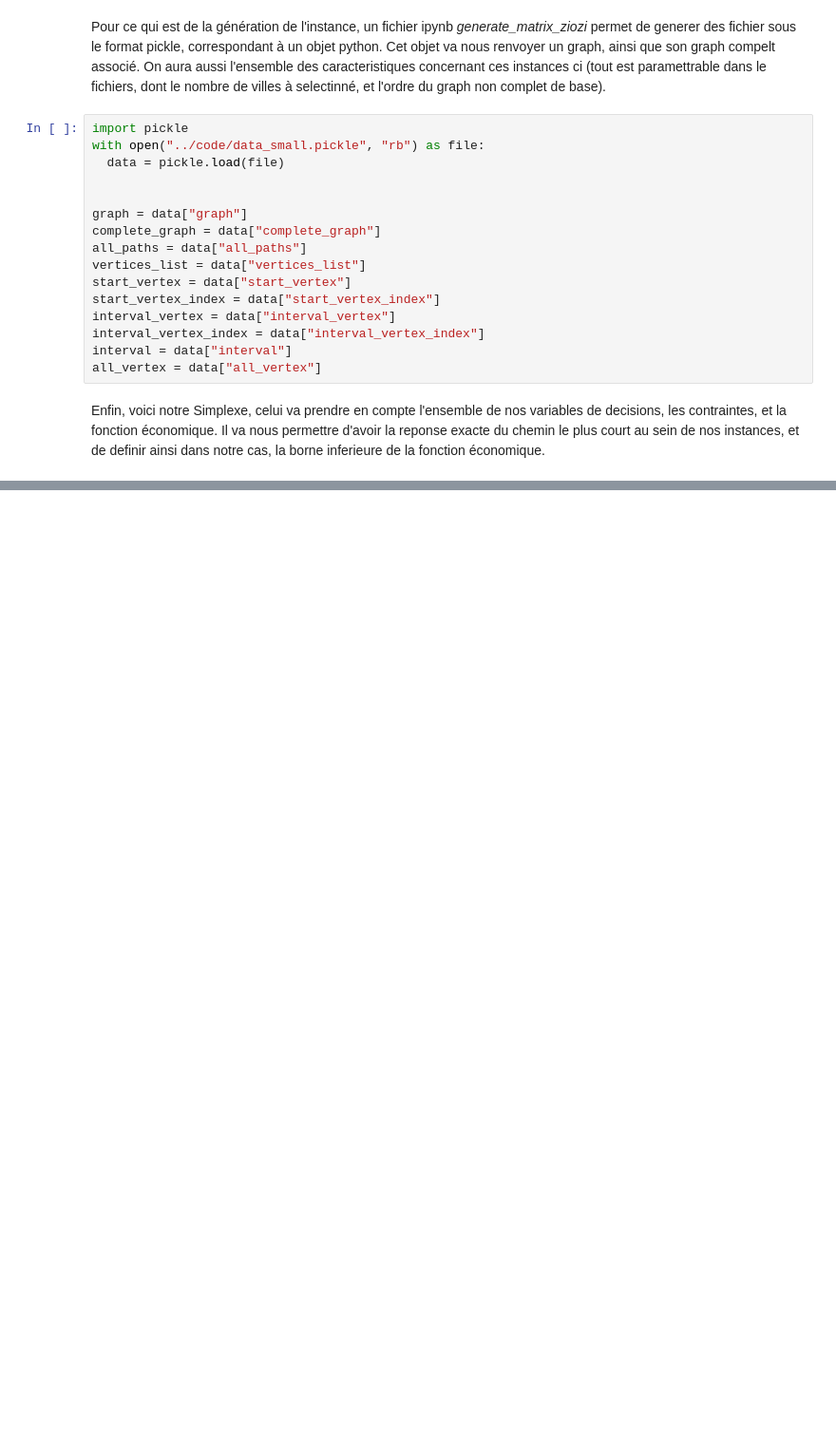
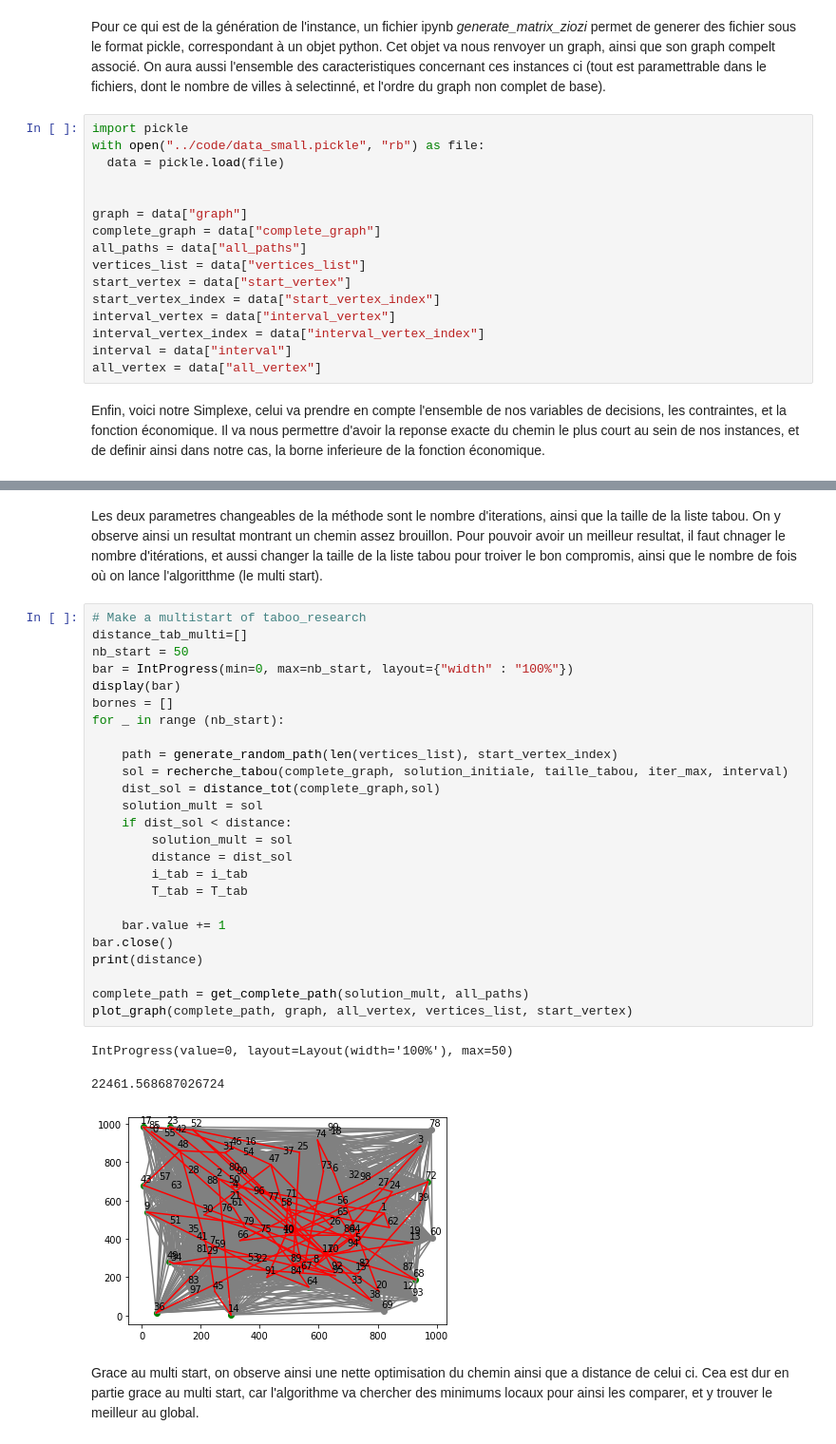
Before and after one commit to Adrien-Nicolas/Algo_avance, a Jupyter notebook: Livrables/L1_Modelisation.ipynb, the cells around one changed output, grey strips where cells are left out. Shown at 95% size. Saved outputs shown, nothing was run; the diff lists cells and outputs as text; blank space fills up the shorter version.

```diff
--- a/Livrables/L1_Modelisation.ipynb
+++ b/Livrables/L1_Modelisation.ipynb
@@ -395,0 +509,33 @@ Le graph d'arriere plan est donc notr egraph generé precedemment, et de ce grap
+# %% [markdown]
+Les deux parametres changeables de la méthode sont le nombre d'iterations, ainsi que la taille de la liste tabou. On y observe ainsi un resultat montrant un chemin assez brouillon. Pour pouvoir avoir un meilleur resultat, il faut chnager le nombre d'itérations, et aussi changer la taille de la liste tabou pour troiver le bon compromis, ainsi que le nombre de fois où on lance l'algoritthme (le multi start).
+# %%
+# Make a multistart of taboo_research
+distance_tab_multi=[]
+nb_start = 50
+bar = IntProgress(min=0, max=nb_start, layout={"width" : "100%"})
+display(bar)
+bornes = []
+for _ in range (nb_start):
+
+    path = generate_random_path(len(vertices_list), start_vertex_index)
+    sol = recherche_tabou(complete_graph, solution_initiale, taille_tabou, iter_max, interval)
+    dist_sol = distance_tot(complete_graph,sol)
+    solution_mult = sol
+    if dist_sol < distance:
+        solution_mult = sol
+        distance = dist_sol
+        i_tab = i_tab
+        T_tab = T_tab
+
+    bar.value += 1
+bar.close()
+print(distance)
+
+complete_path = get_complete_path(solution_mult, all_paths)
+plot_graph(complete_path, graph, all_vertex, vertices_list, start_vertex)
+# %% [output]
+IntProgress(value=0, layout=Layout(width='100%'), max=50)
+22461.568687026724
+[figure, added]
+# %% [markdown]
+Grace au multi start, on observe ainsi une nette optimisation du chemin ainsi que a distance de celui ci. Cea est dur en partie grace au multi start, car l'algorithme va chercher des minimums locaux pour ainsi les comparer, et y trouver le meilleur au global.
```
Also changed, not shown: parts of 26 cells of this notebook, 11 other files.
